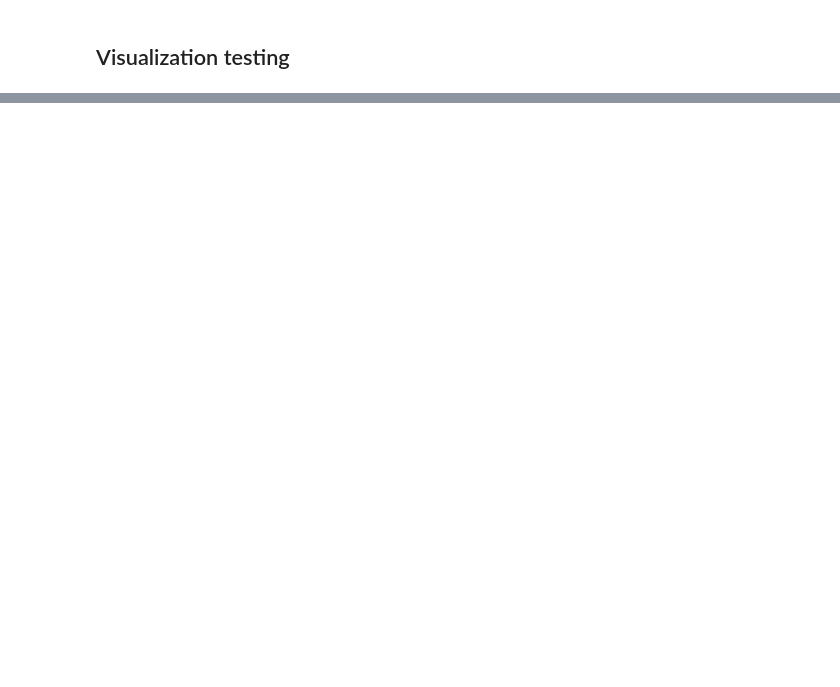
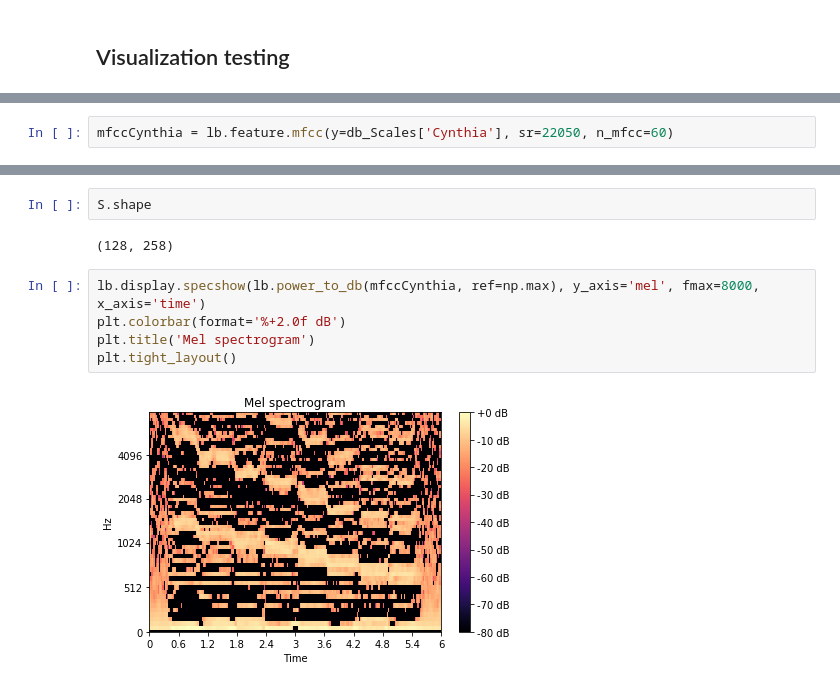
Before and after one commit to GabeQ/MusicStems, a Jupyter notebook: musicStemsFinalProj.ipynb, the cells around one changed output, grey strips where cells are left out. Cells and saved outputs as stored; diff of their text form; blank space fills up the shorter version.

```diff
--- a/musicStemsFinalProj.ipynb
+++ b/musicStemsFinalProj.ipynb
@@ -627,0 +614,2 @@ query name Gabe scale name ('Gary', 114.24221105188346)
+# %%
+mfccCynthia = lb.feature.mfcc(y=db_Scales['Cynthia'], sr=22050, n_mfcc=60)
@@ -627,0 +632,11 @@ query name Gabe scale name ('Gary', 114.24221105188346)
+# %%
+S.shape
+# %% [output]
+(128, 258)
+# %%
+lb.display.specshow(lb.power_to_db(mfccCynthia, ref=np.max), y_axis='mel', fmax=8000, x_axis='time')
+plt.colorbar(format='%+2.0f dB')
+plt.title('Mel spectrogram')
+plt.tight_layout()
+# %% [output]
+[figure, added]
```
Also changed, not shown: parts of 14 cells of this notebook.
